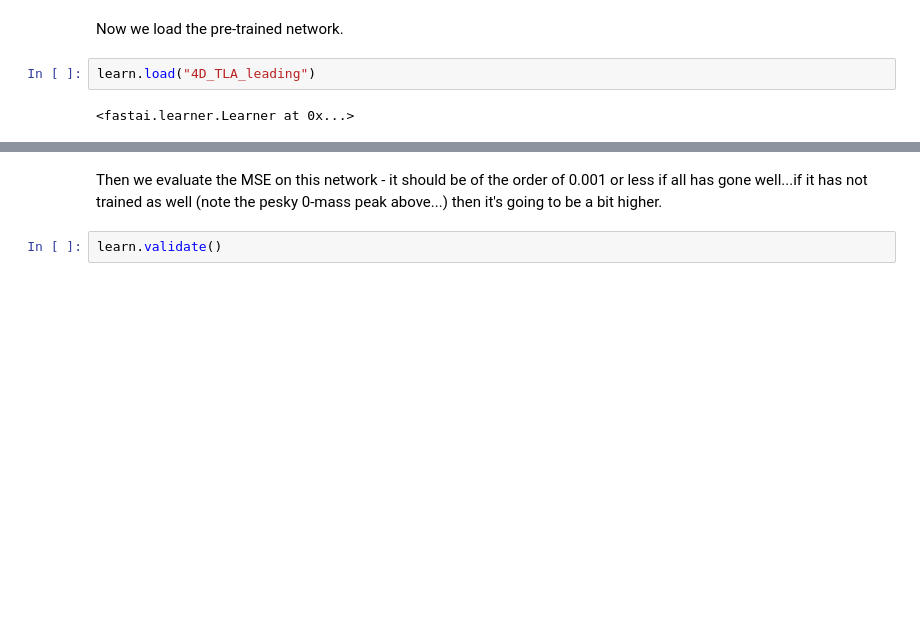
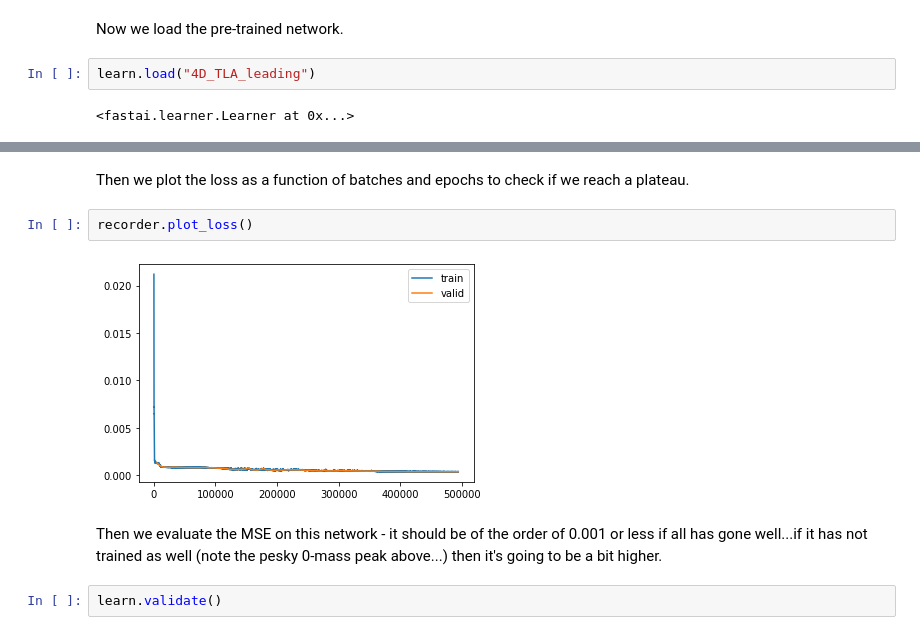
Before and after one commit to Autoencoders-compression-anomaly/AE-Compression-pytorch, a Jupyter notebook: examples/4D/TLA_4D_Example.ipynb, the cells around one changed output, grey strips where cells are left out. Saved outputs shown, nothing was run; the diff lists cells and outputs as text; blank space fills up the shorter version.

```diff
--- a/examples/4D/TLA_4D_Example.ipynb
+++ b/examples/4D/TLA_4D_Example.ipynb
@@ -158,3 +249,9 @@ learn.load("4D_TLA_leading")
+# %% [markdown]
+Then we plot the loss as a function of batches and epochs to check if we reach a plateau.
+# %%
+recorder.plot_loss()
+# %% [output]
+[figure, added]
 # %% [markdown]
 Then we evaluate the MSE on this network - it should be of the order of 0.001 or less if all has gone well...if it has not trained as well (note the pesky 0-mass peak above...) then it's going to be a bit higher.
 # %%
```
Also changed, not shown: parts of 22 cells of this notebook.
